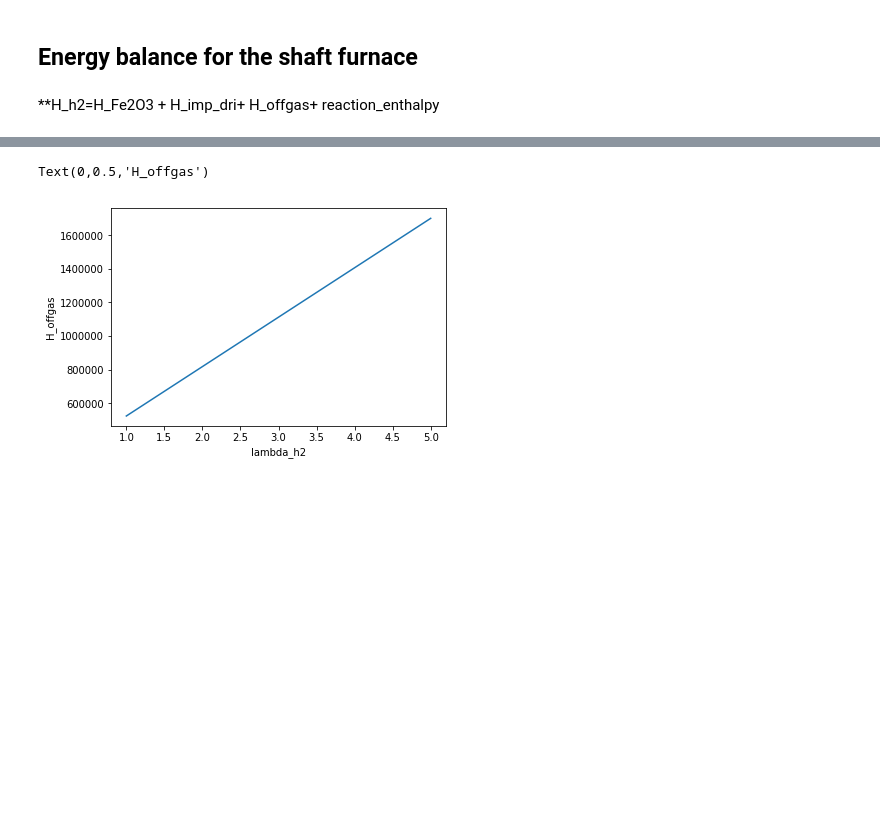
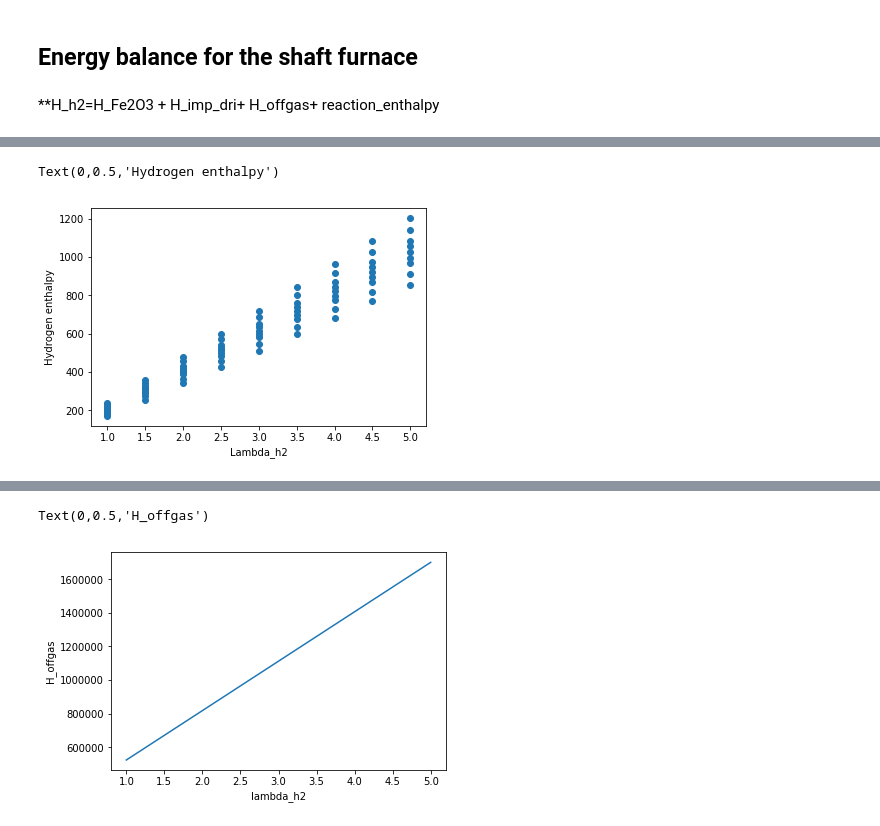
Before and after one commit to abhinavbhaskar/directreducediron, a Jupyter notebook: DRI Shaft furnace energy balance.ipynb, the cells around one changed output, grey strips where cells are left out. Cells and saved outputs as stored; diff of their text form; code cells hidden in the pictures; blank space fills up the shorter version.

```diff
--- a/DRI Shaft furnace energy balance.ipynb
+++ b/DRI Shaft furnace energy balance.ipynb
@@ -482,0 +426,13 @@ Text(0,0.5,'Enthalpy difference')
+# %%
+import pandas as pd
+import matplotlib.pyplot as plt
+# dictionary of lists
+df = pd.read_csv('Lambda and temperature.csv')
+df['Hydrogen enthalpy']=H_h2
+plt.scatter(df['lambda_h2'], df['Hydrogen enthalpy']) # Shows the distribution of input energy in the system with increasing values of temperature and lambda
+plt.xlabel('Lambda_h2')
+plt.ylabel('Hydrogen enthalpy')
+#plt.plot(x='Temperature', y='Hydrogen enthalpy', style='o')
+# %% [output]
+Text(0,0.5,'Hydrogen enthalpy')
+[figure, added]
```
Also changed, not shown: parts of 23 cells of this notebook.
